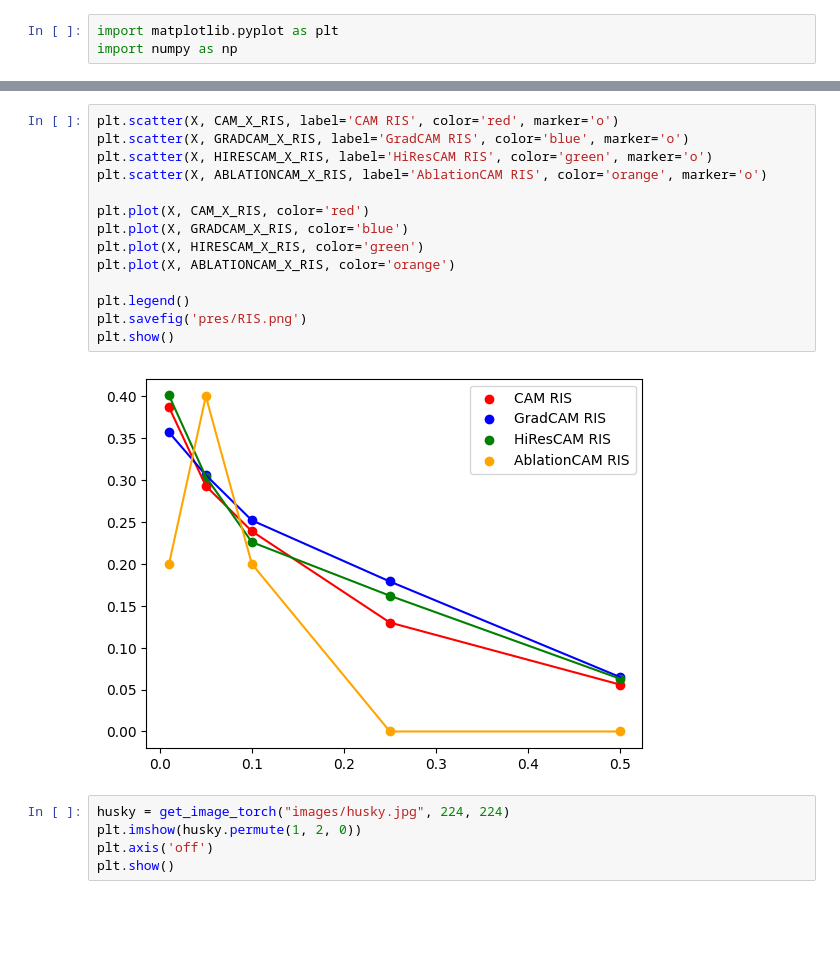
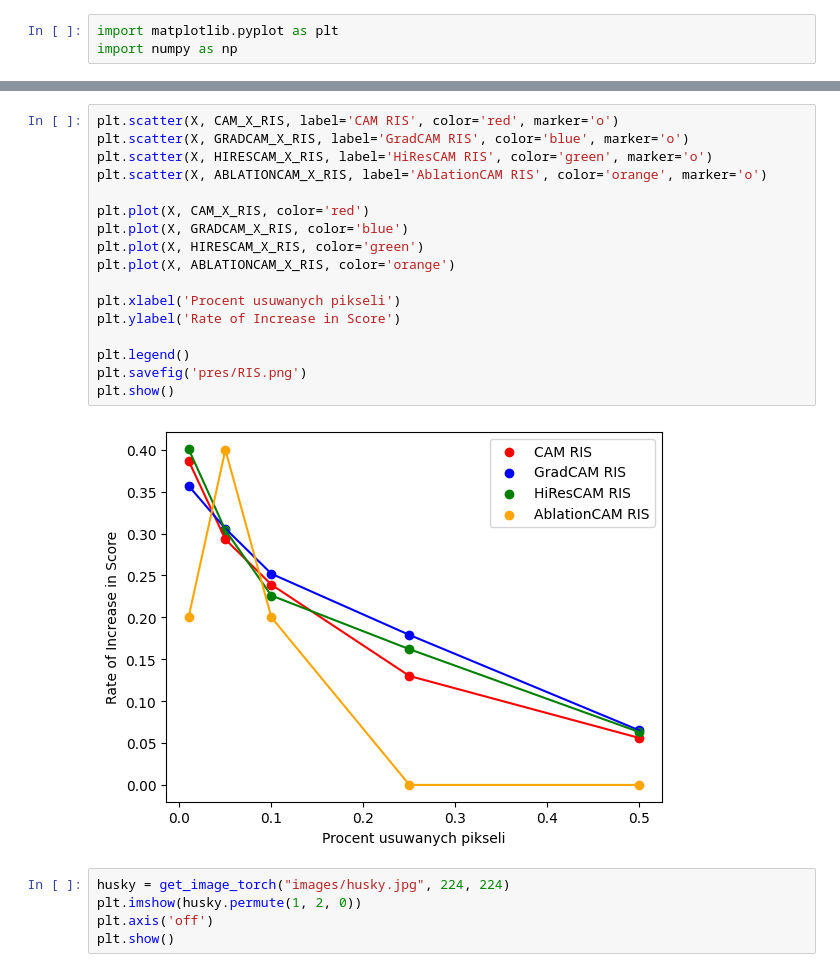
Before and after one commit to jakubpietraszko/grad-cam, a Jupyter notebook: prezentacja3/porownanie.ipynb, the cells around one changed output, grey strips where cells are left out. Cells and saved outputs as stored; diff of their text form; blank space fills up the shorter version.

```diff
--- a/prezentacja3/porownanie.ipynb
+++ b/prezentacja3/porownanie.ipynb
@@ -55,19 +66,22 @@ plt.show()
 # %%
 plt.scatter(X, CAM_X_RIS, label='CAM RIS', color='red', marker='o')
 plt.scatter(X, GRADCAM_X_RIS, label='GradCAM RIS', color='blue', marker='o')
 plt.scatter(X, HIRESCAM_X_RIS, label='HiResCAM RIS', color='green', marker='o')
 plt.scatter(X, ABLATIONCAM_X_RIS, label='AblationCAM RIS', color='orange', marker='o')
 
 plt.plot(X, CAM_X_RIS, color='red')
 plt.plot(X, GRADCAM_X_RIS, color='blue')
 plt.plot(X, HIRESCAM_X_RIS, color='green')
 plt.plot(X, ABLATIONCAM_X_RIS, color='orange')
 
+plt.xlabel('Procent usuwanych pikseli')
+plt.ylabel('Rate of Increase in Score')
+
 plt.legend()
 plt.savefig('pres/RIS.png')
 plt.show()
 # %% [output]
-[figure, old version]
+[figure, new version]
 # %%
 husky = get_image_torch("images/husky.jpg", 224, 224)
 plt.imshow(husky.permute(1, 2, 0))
```
Also changed, not shown: parts of 2 cells of this notebook, 10 other files.
